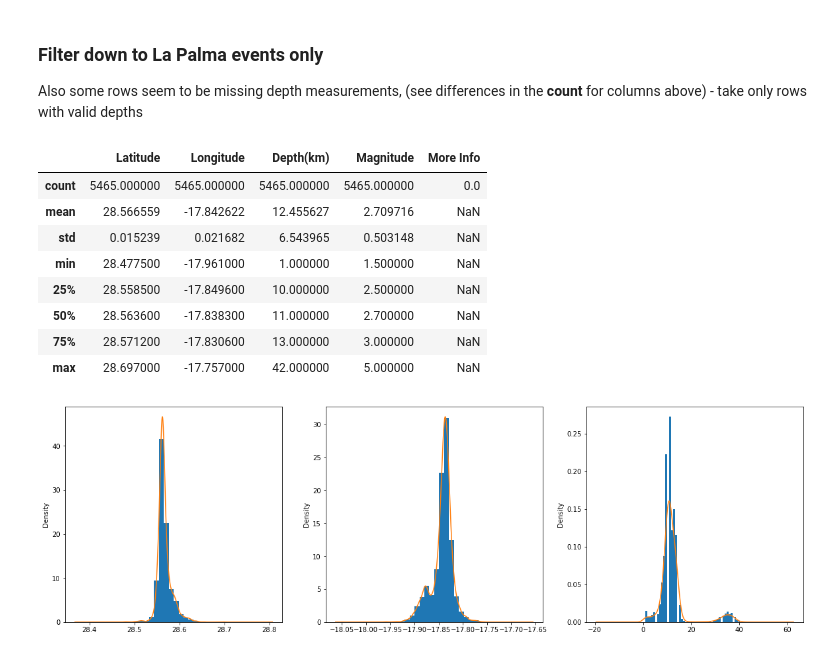
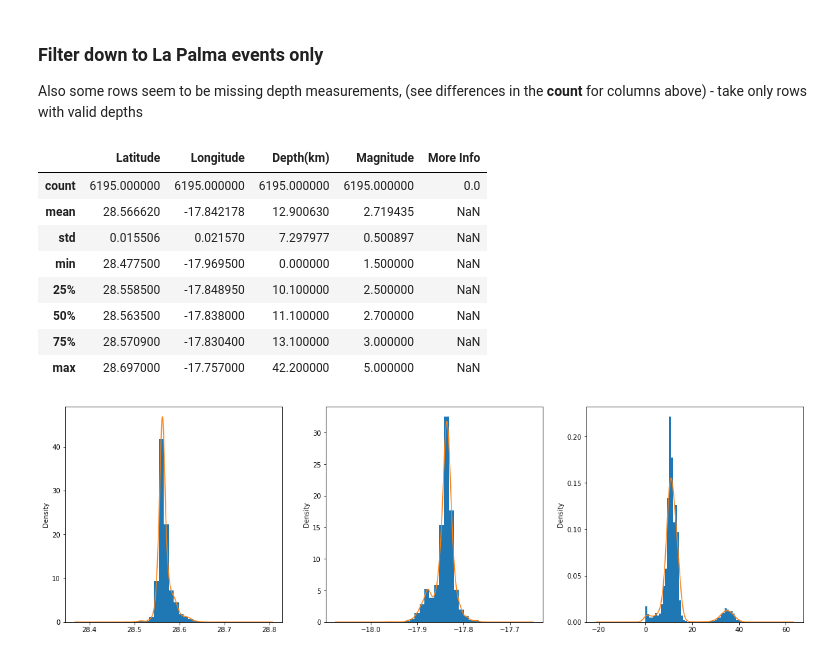
Before and after one commit to stevejpurves/ign-earthquake-data, a Jupyter notebook: notebooks/screening.ipynb, the cells around one changed output. Saved outputs shown, nothing was run; the diff lists cells and outputs as text; code cells hidden in the pictures.

```diff
--- a/notebooks/screening.ipynb
+++ b/notebooks/screening.ipynb
@@ -38,19 +38,19 @@ ax = df.plot.scatter(x="Longitude", y="Latitude", figsize=(12,12), grid="on")
 ### Filter down to La Palma events only
 Also some rows seem to be missing depth measurements, (see differences in the **count** for columns above) - take only rows with valid depths
 # %%
-df = df[(df['Latitude'] < 29) & (df['Latitude'] > 28) & (df['Longitude'] < -17.5)]
+df = df[(df['Latitude'] < 29) & (df['Latitude'] > 28.3) & (df['Longitude'] < -17.5)]
 df = df[df['Depth(km)'].notna()]
 df.describe()
 # %% [output]
 |  | Latitude | Longitude | Depth(km) | Magnitude | More Info |
-| count | 5465.000000 | 5465.000000 | 5465.000000 | 5465.000000 | 0.0 |
-| mean | 28.566559 | -17.842622 | 12.455627 | 2.709716 | NaN |
-| std | 0.015239 | 0.021682 | 6.543965 | 0.503148 | NaN |
-| min | 28.477500 | -17.961000 | 1.000000 | 1.500000 | NaN |
-| 25% | 28.558500 | -17.849600 | 10.000000 | 2.500000 | NaN |
-| 50% | 28.563600 | -17.838300 | 11.000000 | 2.700000 | NaN |
-| 75% | 28.571200 | -17.830600 | 13.000000 | 3.000000 | NaN |
-| max | 28.697000 | -17.757000 | 42.000000 | 5.000000 | NaN |
+| count | 6195.000000 | 6195.000000 | 6195.000000 | 6195.000000 | 0.0 |
+| mean | 28.566620 | -17.842178 | 12.900630 | 2.719435 | NaN |
+| std | 0.015506 | 0.021570 | 7.297977 | 0.500897 | NaN |
+| min | 28.477500 | -17.969500 | 0.000000 | 1.500000 | NaN |
+| 25% | 28.558500 | -17.848950 | 10.100000 | 2.500000 | NaN |
+| 50% | 28.563500 | -17.838000 | 11.100000 | 2.700000 | NaN |
+| 75% | 28.570900 | -17.830400 | 13.100000 | 3.000000 | NaN |
+| max | 28.697000 | -17.757000 | 42.200000 | 5.000000 | NaN |
 # %%
 plt.figure(figsize=(20,6))
 plt.subplot(1,3,1)
@@ -63,7 +63,7 @@ plt.subplot(1,3,3)
 df["Depth(km)"].plot.hist(bins=50, density=True)
 _=df["Depth(km)"].plot.kde()
 # %% [output]
-[figure, old version]
+[figure, new version]
 # %%
 from matplotlib import cm
 cmap = cm.get_cmap('viridis_r')
```
Also changed, not shown: parts of 4 cells of this notebook, 4 other files.
